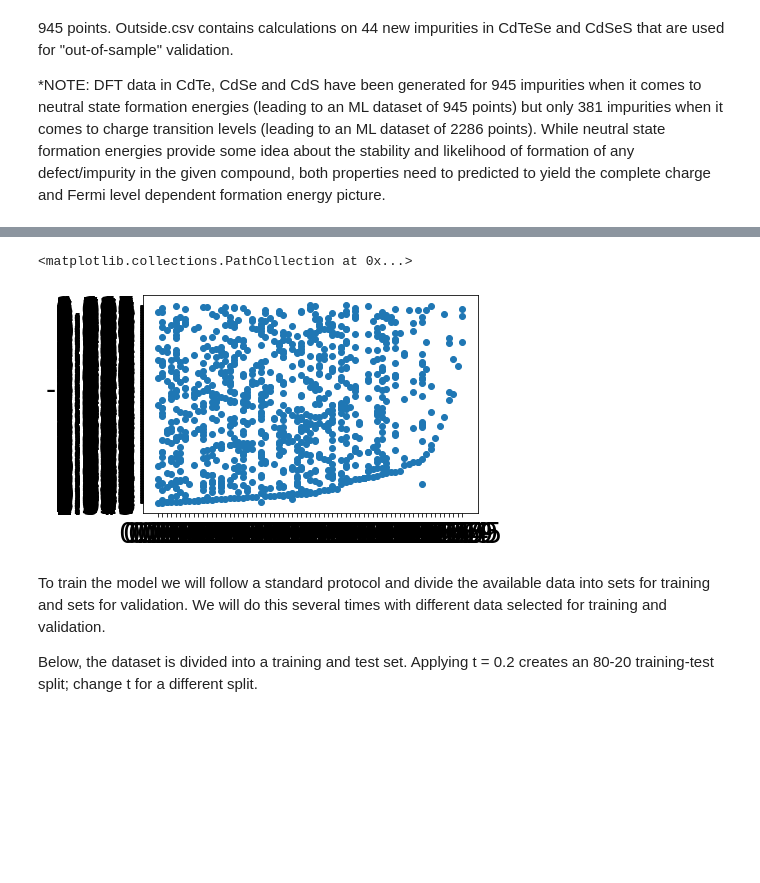
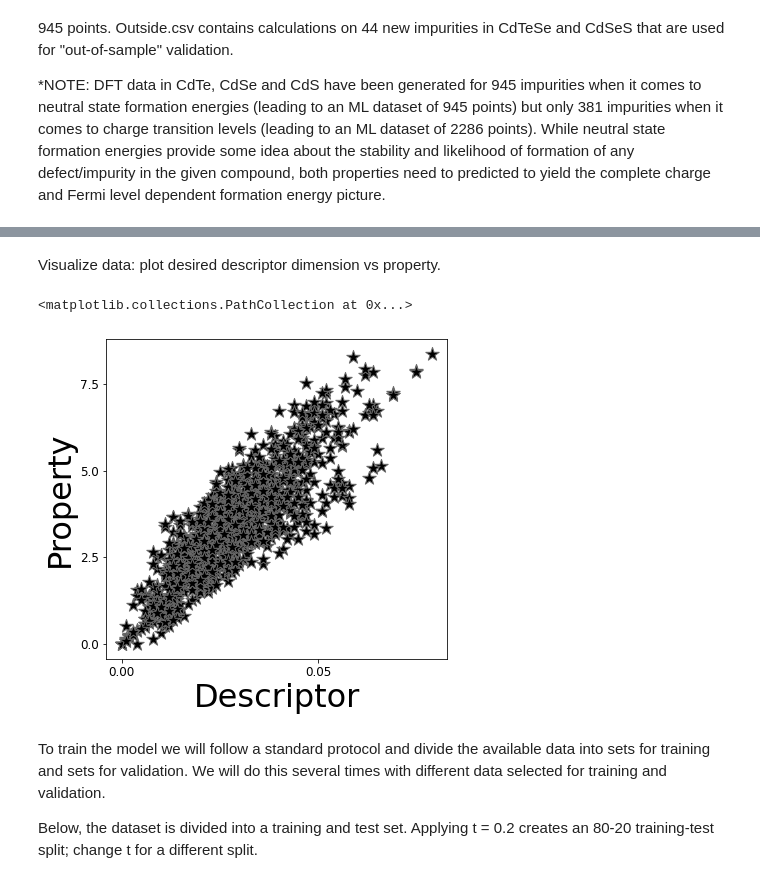
Before and after one commit to AIScienceTutorial/Material_Science, a Jupyter notebook: Formation_Energies/Regression.ipynb, the cells around one changed output, grey strips where cells are left out. Cells and saved outputs as stored; diff of their text form; code cells hidden in the pictures; blank space fills up the shorter version.

```diff
--- a/Formation_Energies/Regression.ipynb
+++ b/Formation_Energies/Regression.ipynb
@@ -144,25 +144,34 @@ X_norm.csv.2        100%[===================>] 346.55K  --.-KB/s    in 0.06s
+# %% [markdown]
+Visualize data: plot desired descriptor dimension vs property.
 # %%
 ##   Visualize Data   ##
 
 plt.figure(figsize=(6,6))
 plt.subplots_adjust(left=0.16, bottom=0.16, right=0.95, top=0.90)
 plt.rc('font', family='Arial narrow')
 
 #a = [-175,0,125]
 #b = [-175,0,125]
 #plt.plot(b, a, c='k', ls='-')
 
 plt.ylabel('Property', fontname='Arial Narrow', size=32)
 plt.xlabel('Descriptor', fontname='Arial Narrow', size=32)
-plt.rc('xtick', labelsize=28)
-plt.rc('ytick', labelsize=28)
+plt.rc('xtick', labelsize=32)
+plt.rc('ytick', labelsize=32)
 #plt.ylim([-1.0, 9.3])
 #plt.xlim([-1.0, 9.3])
 
-plt.scatter(X[:,17], prop[:], c='k', marker='*', s=200, edgecolors='dimgrey', alpha=1.0)
+yy = [0.0]*n
+xx = [0.0]*n
+
+for i in range(0,n):
+    yy[i] = np.float(prop[i])
+    xx[i] = np.float(X[i,17])
+
+plt.scatter(xx[:], yy[:], c='k', marker='*', s=200, edgecolors='dimgrey', alpha=1.0)
 # %% [output]
 <matplotlib.collections.PathCollection at 0x...>
-[figure, old version]
+[figure, new version]
 # %% [markdown]
 To train the model we will follow a standard protocol and divide the available data into sets for training and sets for validation. We will do this several times with different data selected for training and validation.
 
```
Also changed, not shown: parts of 1 cell of this notebook.
